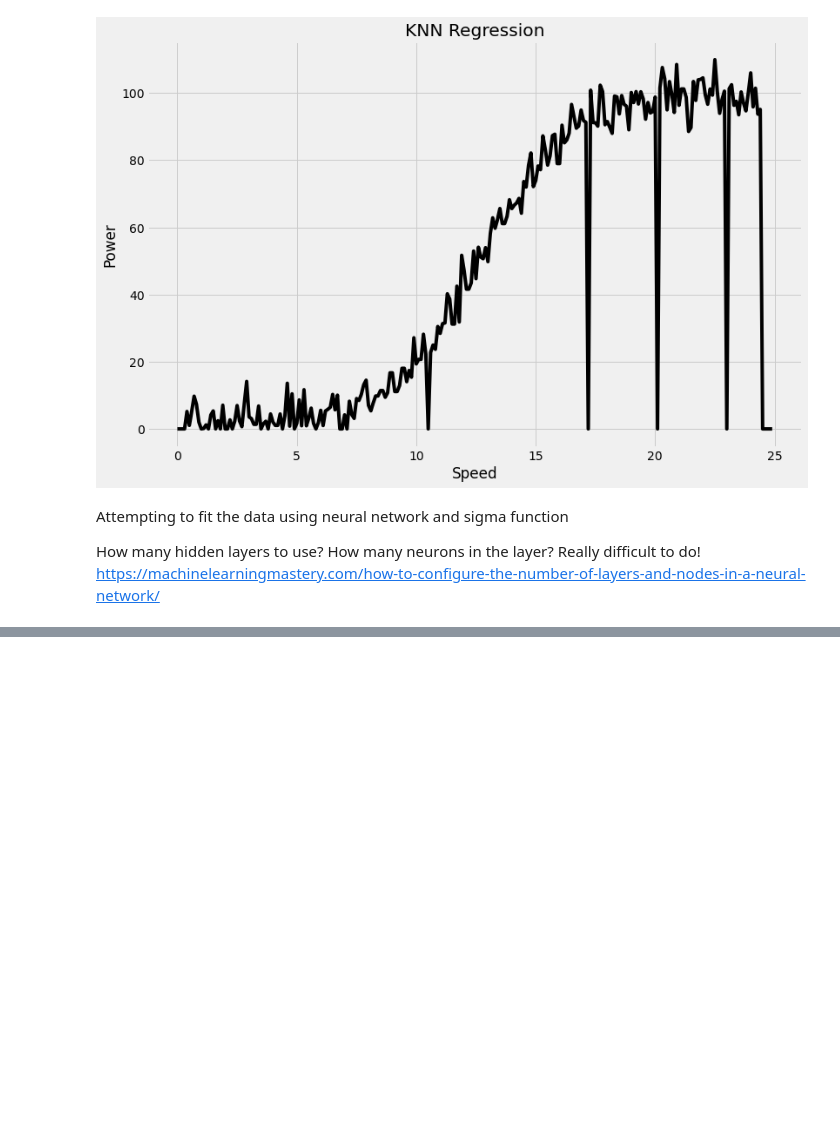
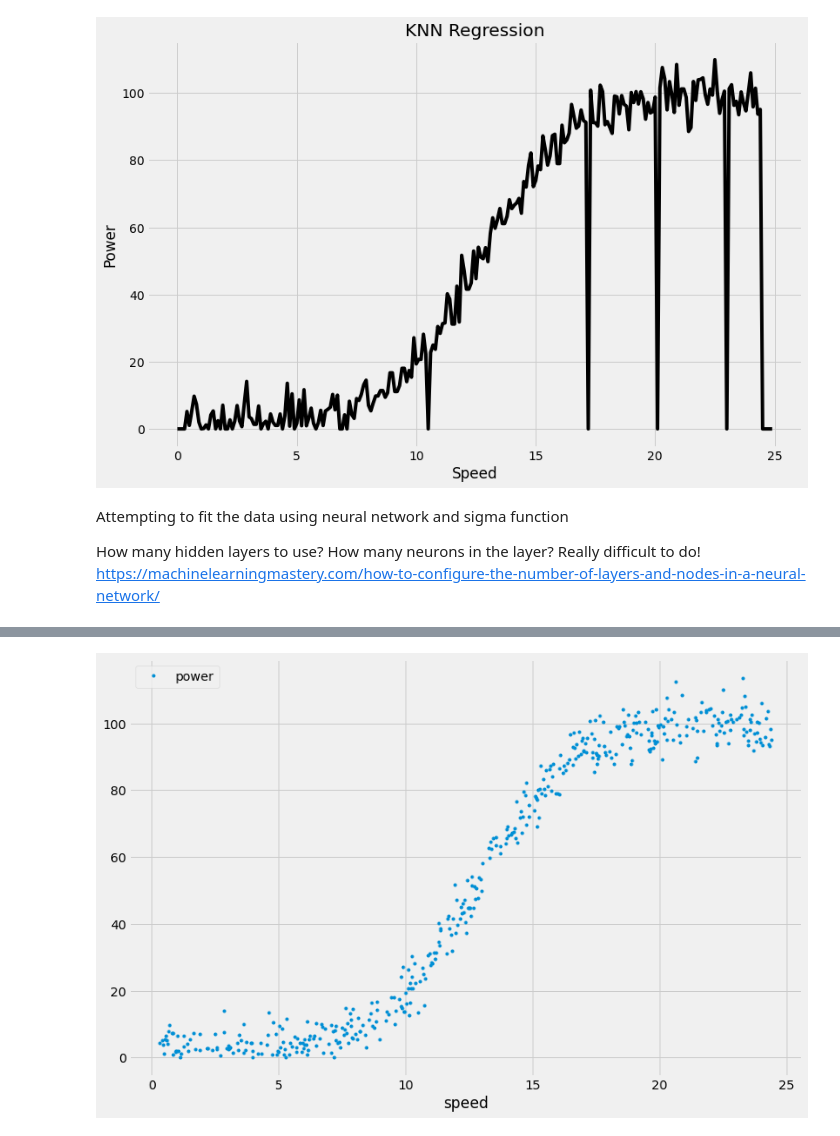
Before and after one commit to jennifer-ryan/machine-learning-project, a Jupyter notebook: Power Production Analysis.ipynb, the cells around one changed output, grey strips where cells are left out. Drawn from its saved outputs; the diff is of its cells as text; code cells hidden in the pictures; blank space fills up the shorter version.

Commit message:
Removing outliers from power column helped neural network improve

```diff
--- a/Power Production Analysis.ipynb
+++ b/Power Production Analysis.ipynb
@@ -316,0 +318,3 @@ Epoch 500/500
+# %%
+data = data[data.power != 0]
+data
@@ -316,0 +339,5 @@ Epoch 500/500
+# %%
+data.plot(x="speed", y="power", style=".")
+plt.show()
+# %% [output]
+[figure, added]
```
Also changed, not shown: parts of 7 cells of this notebook, 1 other file.
